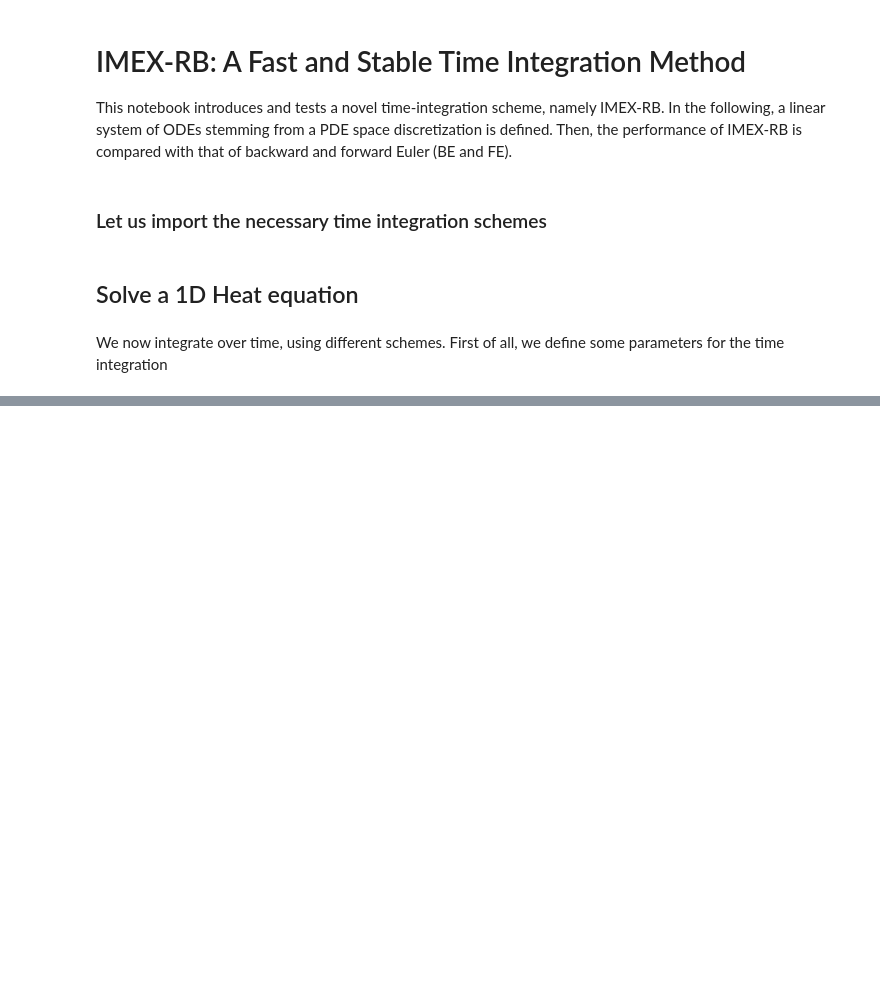
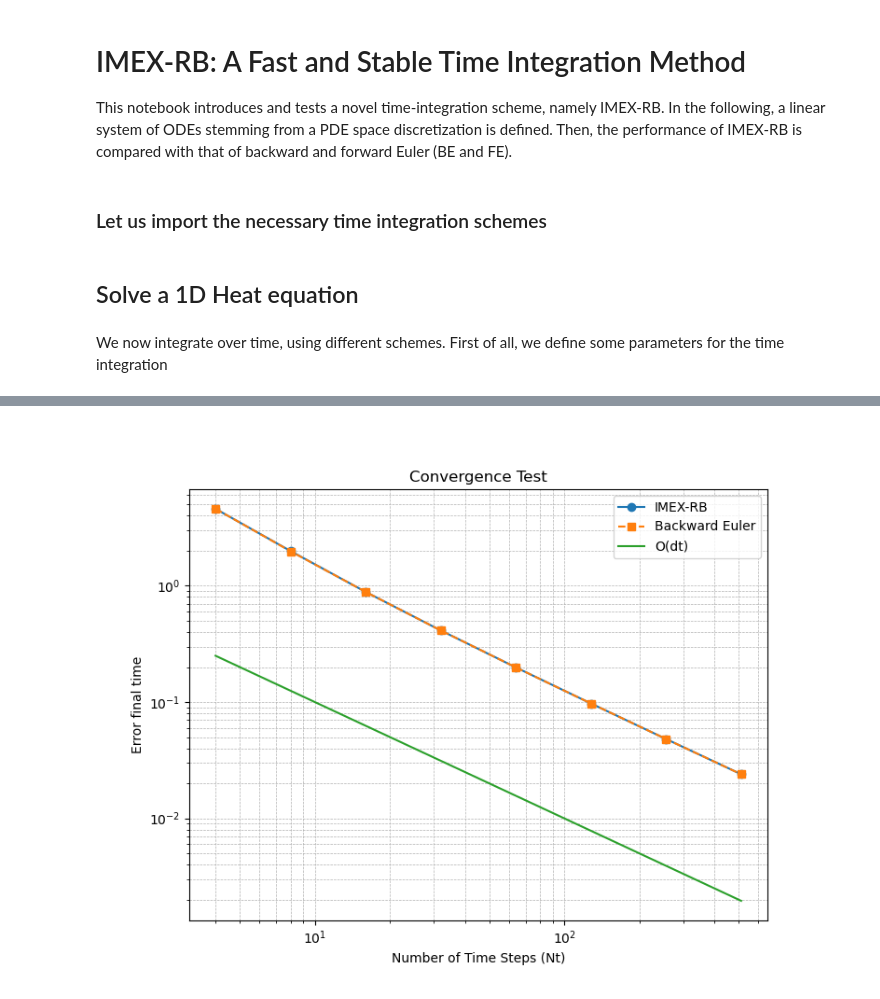
Before and after one commit to Fra-Sala/IMEX-RB, a Jupyter notebook: main_imexrb.ipynb, the cells around one changed output, grey strips where cells are left out. Cells and saved outputs as stored; diff of their text form; code cells hidden in the pictures; blank space fills up the shorter version.

Commit message:
[Convergence] Added convergence test

```diff
--- a/main_imexrb.ipynb
+++ b/main_imexrb.ipynb
@@ -44,0 +132,28 @@ NameError: name 'un' is not defined
+# %%
+# We now run a convergence test and plot the results
+# Define the range of Nt values
+Nt_values = [2**n for n in range(2, 10)]
+errors_imex = []
+errors_be = []
+errors_fe = []
+
+# Loop over Nt values
+for Nt in Nt_values:
+    # Time discretization
+    tvec = np.linspace(t0, tf, Nt + 1)
+    dt = tvec[1] - tvec[0]
+
+    # Solve the problem with each scheme
+    uIMEX, _ = imexrb(problem, u0, tspan, Nt, epsilon, maxsize, maxsubiter)
+    uBE, _ = backward_euler(problem, u0, tspan, Nt)
+    uFE, _ = forward_euler(problem, u0, tspan, Nt)
+
+    # Compute errors at final time for each scheme
+    err_imex = compute_errors(uIMEX, tvec, problem.domain, problem.exact_sol)
+    err_be = compute_errors(uBE, tvec, problem.domain, problem.exact_sol)
+    err_fe = compute_errors(uFE, tvec, problem.domain, problem.exact_sol)
+
+    # Store the final error
+    errors_imex.append(err_imex[-1])
+    errors_be.append(err_be[-1])
+    errors_fe.append(err_fe[-1])
@@ -44,0 +178,15 @@ NameError: name 'un' is not defined
+# %%
+# Plot the convergence results
+plt.figure(figsize=(8, 6))
+plt.loglog(Nt_values, errors_imex, label="IMEX-RB", marker='o', linestyle='-')
+plt.loglog(Nt_values, errors_be, label="Backward Euler", marker='s', linestyle='--')
+# plt.loglog(Nt_values, errors_fe, label="Forward Euler", marker='^', linestyle='-.')
+plt.loglog(Nt_values, [1/Nt for Nt in Nt_values], label="O(dt)")
+plt.xlabel("Number of Time Steps (Nt)")
+plt.ylabel("Error final time")
+plt.title("Convergence Test")
+plt.legend()
+plt.grid(True, which="both", linestyle="--", linewidth=0.5)
+plt.show()
+# %% [output]
+[figure, added]
```
Also changed, not shown: parts of 12 cells of this notebook, 3 other files.
